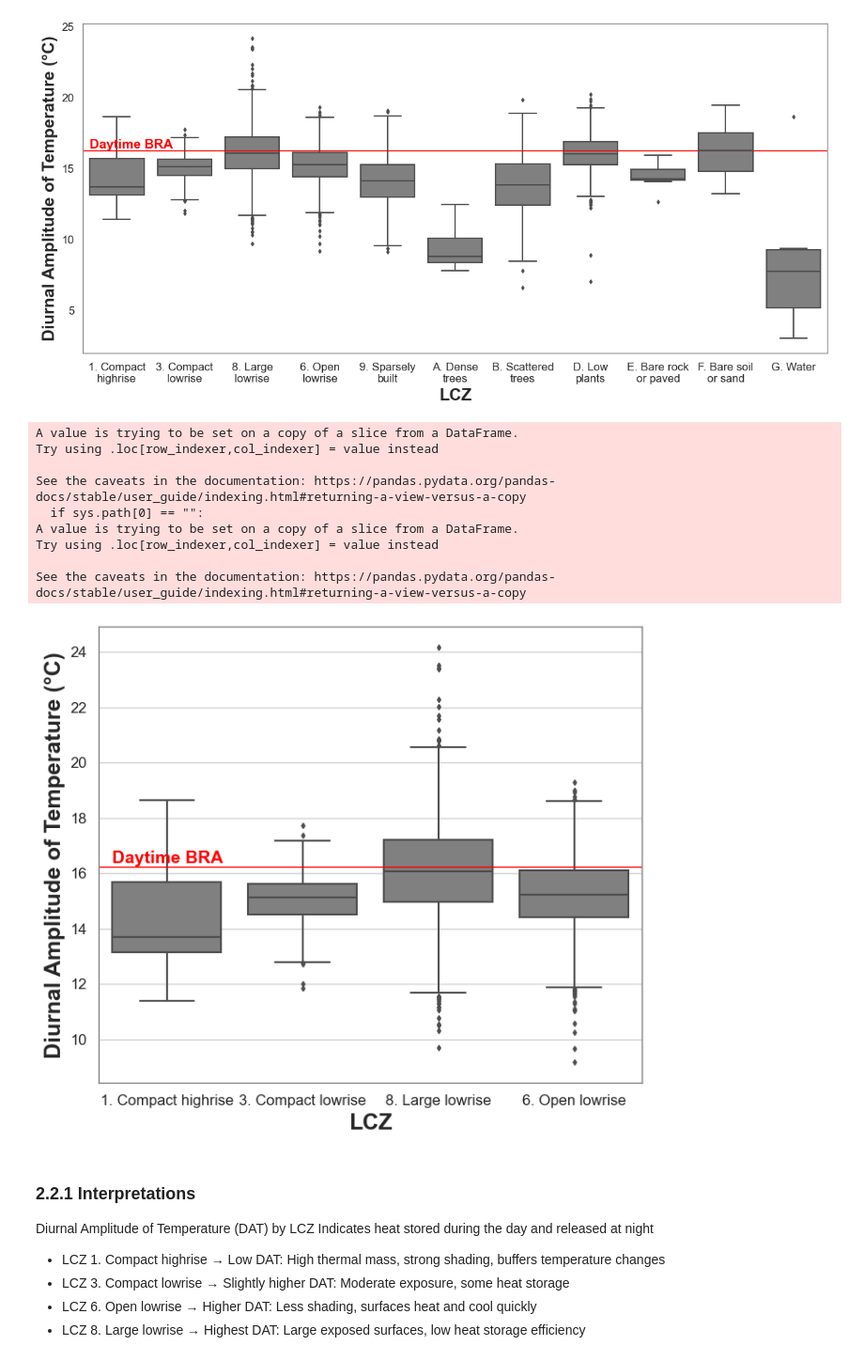
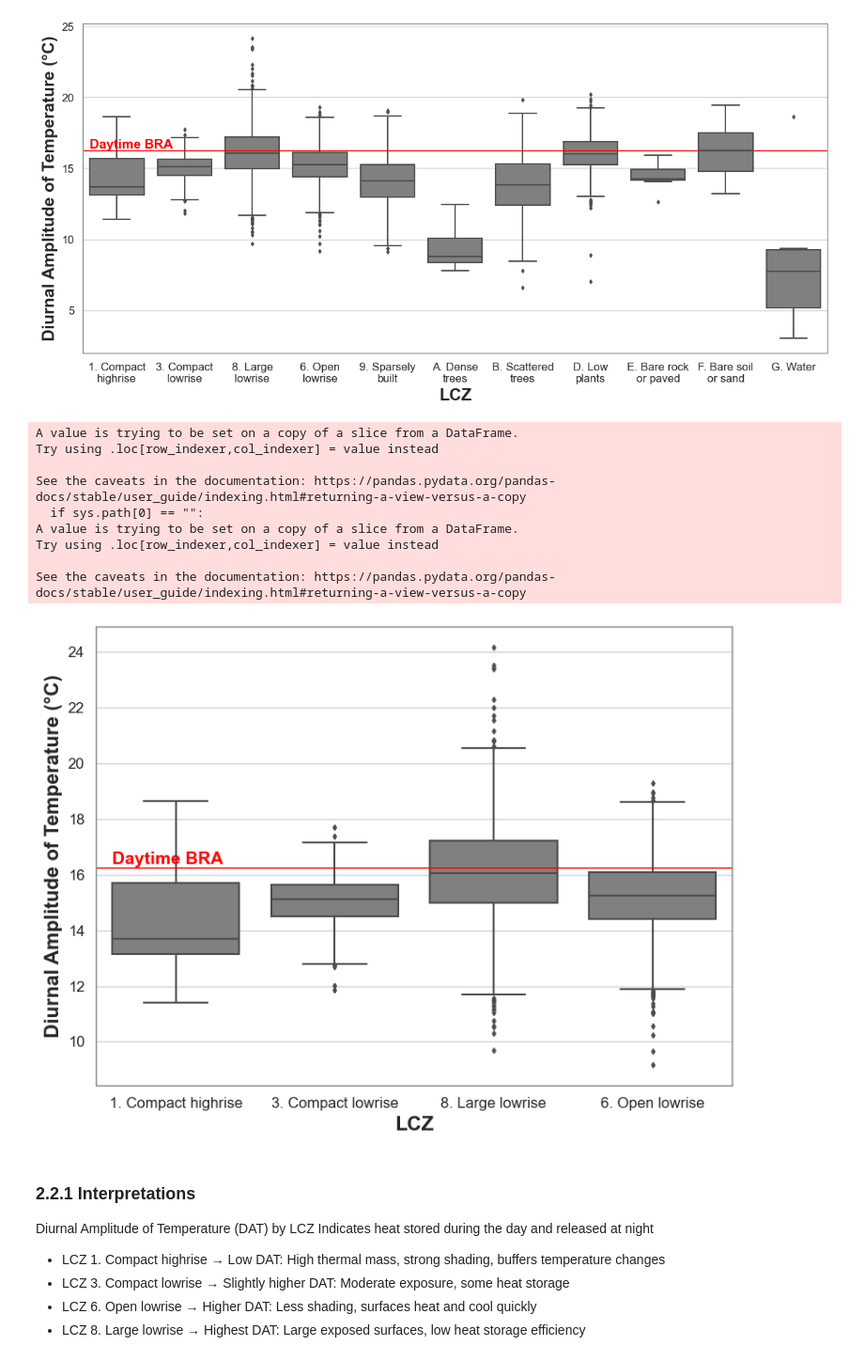
Before and after one commit to percyyvon-r/PhD-Chapter3-Diurnal-SUHII-Distribution, a Jupyter notebook: notebooks/PhD_chapter3_ypinb.ipynb, the cells around one changed output. Shown at 94% size. Cells and saved outputs as stored; diff of their text form; code cells hidden in the pictures.

```diff
--- a/notebooks/PhD_chapter3_ypinb.ipynb
+++ b/notebooks/PhD_chapter3_ypinb.ipynb
@@ -1511,6 +1524,11 @@ plt.text(
     verticalalignment="bottom"
 )
 
+# Enable minor ticks
+ax.yaxis.set_minor_locator(plt.MultipleLocator(1))  # adjust spacing if needed
+#ax.grid(which='minor', axis='y', color='lightgrey', linestyle='--', linewidth=0.8)
+ax.grid(which='major', axis='y', color='lightgrey', linestyle='-', linewidth=1)
+
 # Wrap x labels
 wrapped_labels = [
     "\n".join(textwrap.wrap(label, 12))
@@ -1570,7 +1588,7 @@ lst_suhi_zonal_built_up["lcz_label"] = pd.Categorical(
 )
 
 # --- Plot ---
-plt.figure(figsize=(7, 6))
+plt.figure(figsize=(8, 6))
 sns.set_theme(style="white")
 
 ax = sns.boxplot(
@@ -1601,40 +1619,40 @@ ax.yaxis.set_minor_locator(plt.MultipleLocator(1))  # adjust spacing if needed
 ax.grid(which='major', axis='y', color='lightgrey', linestyle='-', linewidth=1)
 
 # Labels
-plt.xlabel("LCZ", fontsize=18, fontweight="bold")
-plt.ylabel("Diurnal Amplitude of Temperature (°C)", fontsize=18, fontweight="bold")
+plt.xlabel("LCZ", fontsize=16, fontweight="bold")
+plt.ylabel("Diurnal Amplitude of Temperature (°C)", fontsize=16, fontweight="bold")
 
 plt.xticks(fontsize=12)
 plt.yticks(fontsize=12)
 
 # Panel styling
 ax.set_facecolor("white")
 for spine in ax.spines.values():
     spine.set_edgecolor("grey")
     spine.set_linewidth(1)
 
 plt.tight_layout()
 
 # --- Save figure ---
 plt.savefig(
     "C:/Users/percy/Documents/studies/visual_studio_code/PhD-chapter3-SUHII/outputs/figures/DAT_boxplot_lcz_all_dates_built_up_only.png",
     dpi=300,
     bbox_inches="tight"
 )
 
 plt.show()
 plt.close()
 # %% [output]
 A value is trying to be set on a copy of a slice from a DataFrame.
 Try using .loc[row_indexer,col_indexer] = value instead
 
 See the caveats in the documentation: https://pandas.pydata.org/pandas-docs/stable/user_guide/indexing.html#returning-a-view-versus-a-copy
   if sys.path[0] == "":
 A value is trying to be set on a copy of a slice from a DataFrame.
 Try using .loc[row_indexer,col_indexer] = value instead
 
 See the caveats in the documentation: https://pandas.pydata.org/pandas-docs/stable/user_guide/indexing.html#returning-a-view-versus-a-copy
-[figure, old version]
+[figure, new version]
 # %% [markdown]
 ### 2.2.1 Interpretations
 Diurnal Amplitude of Temperature (DAT) by LCZ
```
Also changed, not shown: parts of 3 cells of this notebook, 42 other files.
